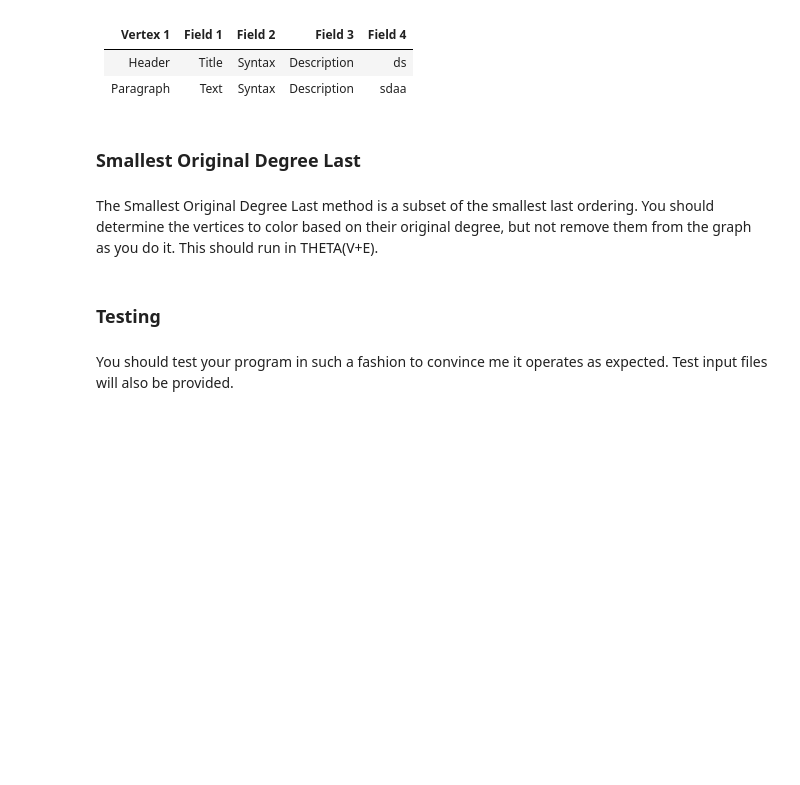
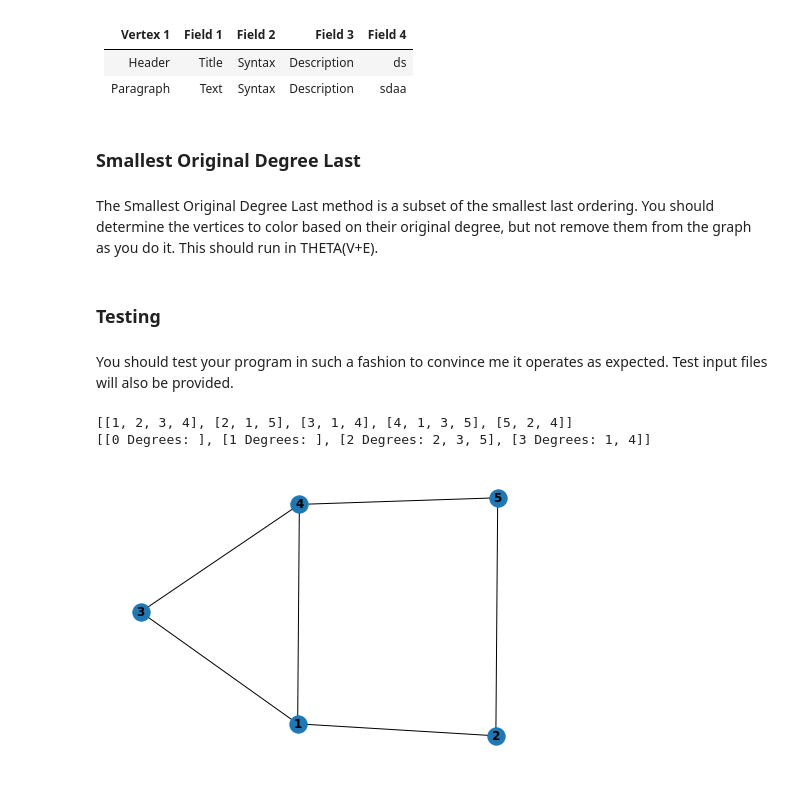
Before and after one commit to diogo-fae/Graph-Coloring-Analysis, a Jupyter notebook: Graph-Coloring.ipynb, the cells around one changed output. Cells and saved outputs as stored; diff of their text form; code cells hidden in the pictures; blank space fills up the shorter version.

Commit message:
Can delete Vertex from Adjacency List and Degree List and update all other Vertices attributes

```diff
--- a/Graph-Coloring.ipynb
+++ b/Graph-Coloring.ipynb
@@ -96,10 +96,16 @@ def print_graph(adj):
 
     Parameters
     ----------
-    adj: list of lists (int)
+    adj: list of lists (Vertex objects or int)
         Adjacency list representing the graph
     '''
     G = nx.Graph()
+
+    # Check if it is Vertex objects or int
+    if type(adj[0][0]) == int:
+        i = True
+    else:
+        i = False
 
     # Get total number of vertices
     v_num = len(adj)
@@ -111,8 +117,10 @@ def print_graph(adj):
     for v in range(len(adj)):
         for e in range(len(adj[v])):
             if e != 0:
-                G.add_edge(adj[v][0], adj[v][e])
-                # G.add_edge(adj[v][0], adj[v][e], color='r')
+                if i:
+                    G.add_edge(adj[v][0].id, adj[v][e].id)
+                else:
+                    G.add_edge(adj[v][0].id, adj[v][e].id)
 
     # Print the graph
     nx.draw(G, with_labels=True, font_weight='bold')
@@ -558,7 +566,7 @@ def read_file(debug=False):
 
     # Fill adjacency list with the vertices
     for i in range(num_vertices):
-        adj.append([Vertex(i+1, i, (edge_idxs[i+1]-edge_idxs[i]))])
+        adj.append([Vertex(i+1, (i, 0), (edge_idxs[i+1]-edge_idxs[i]))])
 
     if debug: print('Just Vertices: ')
     if debug: print_vertices(adj)
@@ -929,3 +1005,15 @@ graph as you do it. This should run in THETA(V+E).
 # %% [markdown]
 You should test your program in such a fashion to convince me it operates as expected. Test input files
 will also be provided.
+# %%
+handOut = [[1,2,3,4],[2,1,5],[3,1,4],[4,1,3,5],[5,2,4]]
+write_file(handOut)
+adj = read_file()
+dgl = get_degree_list(adj)
+print_vertices(adj)
+print_degree_list(dgl)
+print_graph(adj)
+# %% [output]
+[[1, 2, 3, 4], [2, 1, 5], [3, 1, 4], [4, 1, 3, 5], [5, 2, 4]]
+[[0 Degrees: ], [1 Degrees: ], [2 Degrees: 2, 3, 5], [3 Degrees: 1, 4]]
+[figure, added]
```
Also changed, not shown: parts of 8 cells of this notebook.
